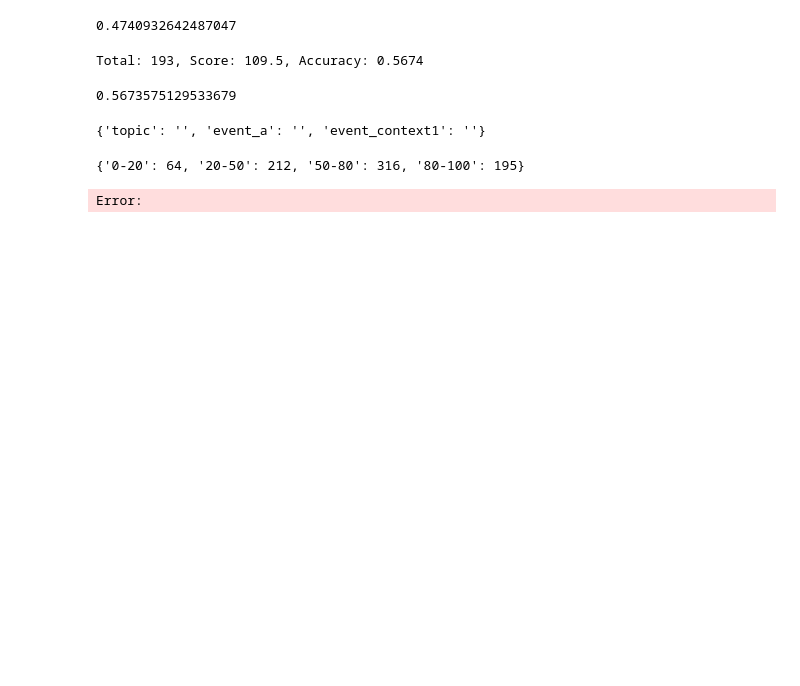
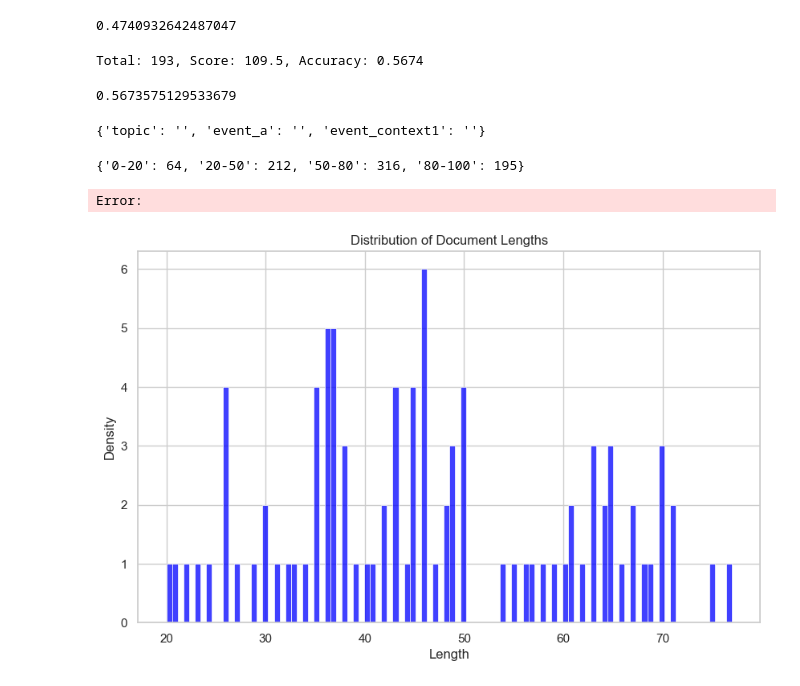
Before and after one commit to Sooo66/why-it-happened, a Jupyter notebook: src/a.ipynb, the cells around one changed output. Saved outputs shown, nothing was run; the diff lists cells and outputs as text; code cells hidden in the pictures; blank space fills up the shorter version.

```diff
--- a/src/a.ipynb
+++ b/src/a.ipynb
@@ -165,0 +188,20 @@ Error:
+# %%
+from utils import calculate_score_variance
+from glob import glob
+import os
+paths = [
+    '../sample_data/annotation_data/claude-sonnet-4-20250514_causal_score.jsonl',
+    '../sample_data/annotation_data/gpt-4.1-2025-04-14_causal_score.jsonl',
+    '../sample_data/annotation_data/gemini-2.5-flash-nothinking_causal_score.jsonl',
+]
+d = calculate_score_variance(paths)
+# %%
+new_d = list(filter(lambda x: x['variance'] > 500, d))
+# %%
+import random
+random.shuffle(new_d)
+avg = [x['average_score'] for x in new_d]
+from utils import plt_dist
+plt_dist(avg, bins=100)
+# %% [output]
+[figure, added]
```
Also changed, not shown: parts of 16 cells of this notebook, 35 other files.
